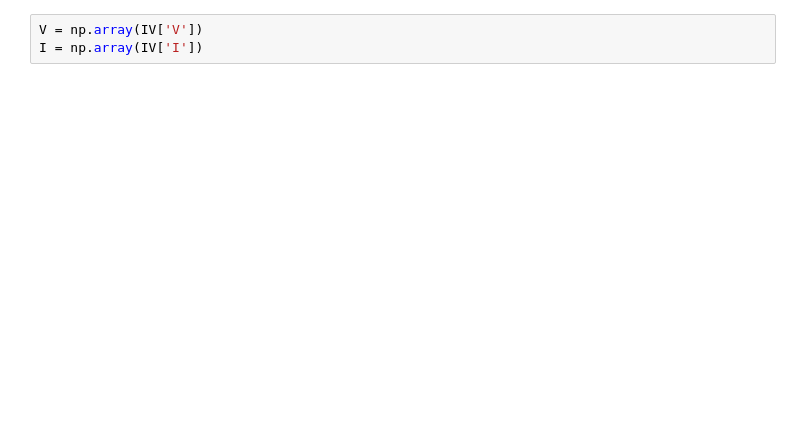
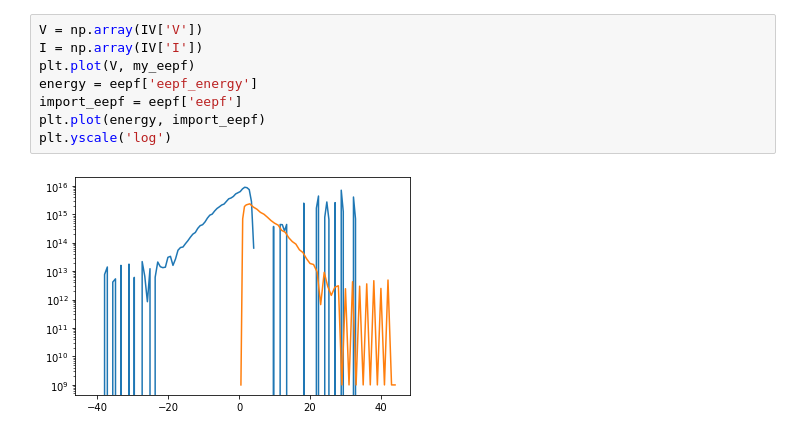
Before and after one commit to gunu0626/negative-ion, a Jupyter notebook: ldfprocessing.ipynb, the cells around one changed output. Drawn from its saved outputs; the diff is of its cells as text; blank space fills up the shorter version.

```diff
--- a/ldfprocessing.ipynb
+++ b/ldfprocessing.ipynb
@@ -45,3 +75,10 @@ for file in ldf_files:
 # %%
 V = np.array(IV['V'])
 I = np.array(IV['I'])
+plt.plot(V, my_eepf)
+energy = eepf['eepf_energy']
+import_eepf = eepf['eepf']
+plt.plot(energy, import_eepf)
+plt.yscale('log')
+# %% [output]
+[figure, added]
```
Also changed, not shown: parts of 19 cells of this notebook, 2 other files.
